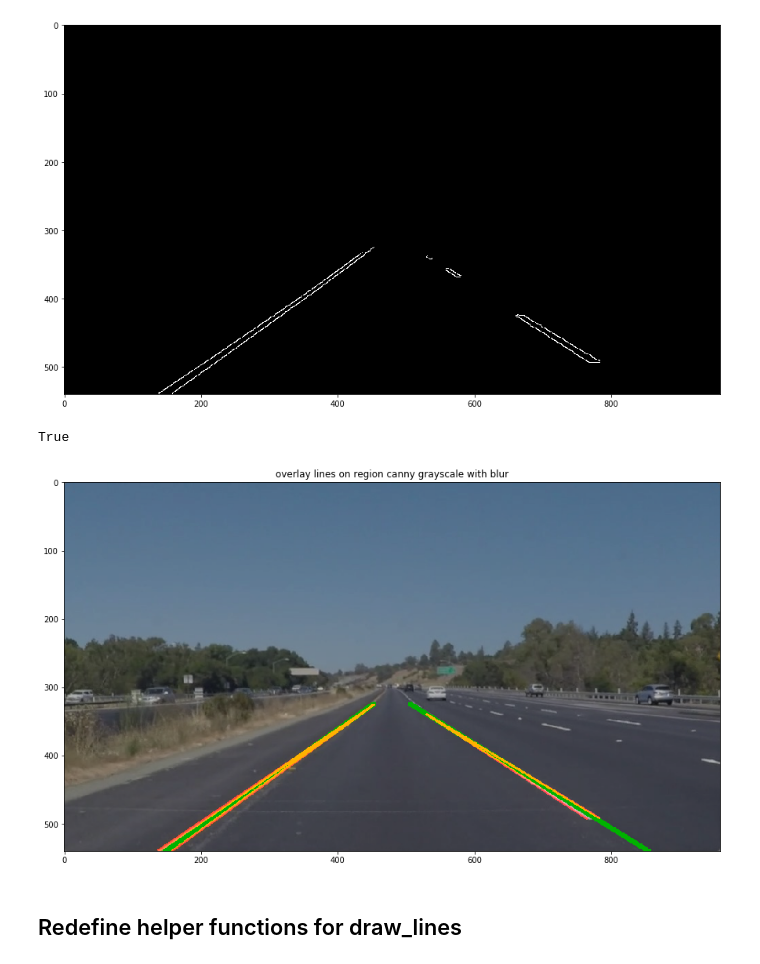
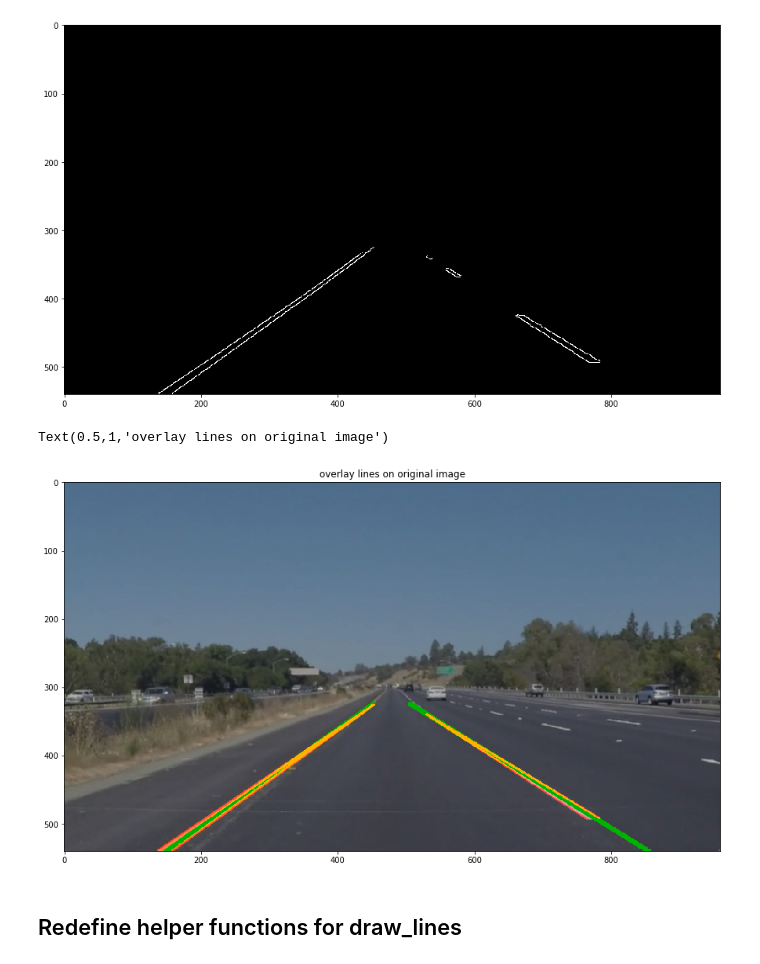
Before and after one commit to cghiee/CarND-finding-lane-lines, a Jupyter notebook: P1-lanes_rev1.ipynb, the cells around one changed output. Cells and saved outputs as stored; diff of their text form; code cells hidden in the pictures.

```diff
--- a/P1-lanes_rev1.ipynb
+++ b/P1-lanes_rev1.ipynb
@@ -487,11 +487,10 @@ plt.imshow(img_gbcr,cmap='gray')
 # %%
 img_gbcrlw=weighted_img(img_gbcrl, img, a=.7, b=1, gamma=0.0)
 plt.imshow(img_gbcrlw,cmap='gray')
-plt.title('overlay lines on region canny grayscale with blur', fontdict=None, loc='center')
-cv2.imwrite("test_videos_output/img_gbcrlw.jpg",img_gbcrlw)
+plt.title('overlay lines on original image', fontdict=None, loc='center')
 # %% [output]
-True
+Text(0.5,1,'overlay lines on original image')
-[figure, old version]
+[figure, new version]
 # %% [markdown]
 ## Redefine helper functions for draw_lines
 # %%
```
Also changed, not shown: parts of 1 cell of this notebook, 1 other file.
